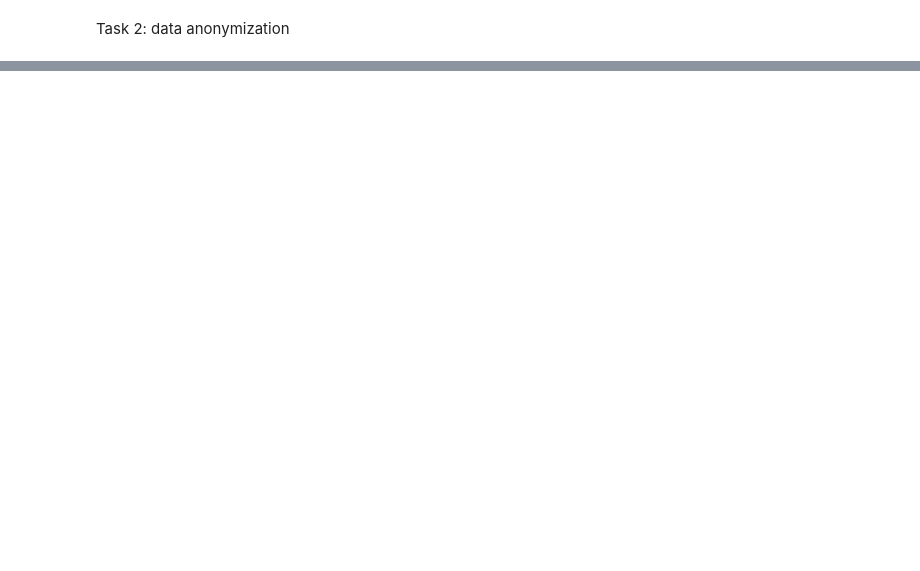
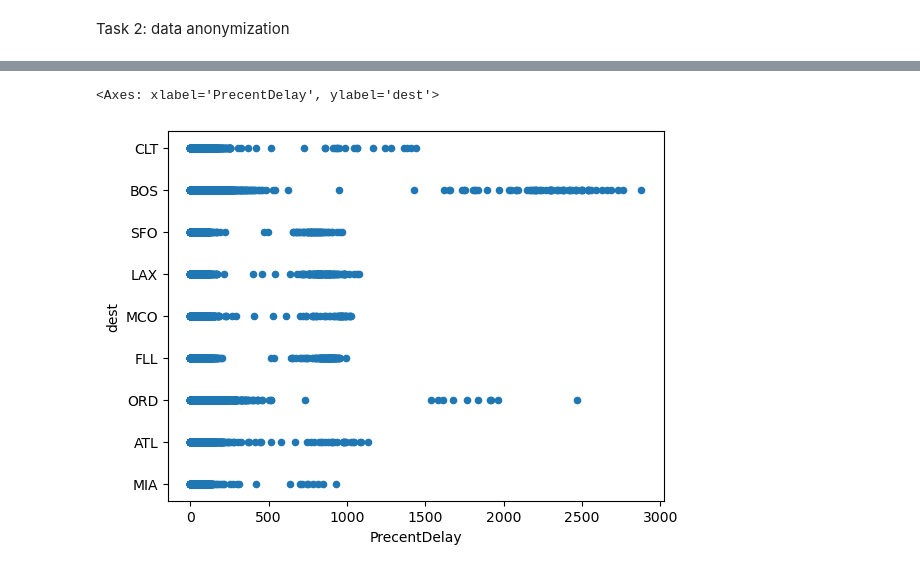
Before and after one commit to jpwiig/DAVE3625-intro-to-ai, a Jupyter notebook: lab-3/lab-3.ipynb, the cells around one changed output, grey strips where cells are left out. Saved outputs shown, nothing was run; the diff lists cells and outputs as text; code cells hidden in the pictures; blank space fills up the shorter version.

```diff
--- a/lab-3/lab-3.ipynb
+++ b/lab-3/lab-3.ipynb
@@ -26,0 +61,8 @@ Task 2: data anonymization
+# %%
+
+#dfPlanes.iloc[dfPlanes['PrecentDelay'].argmin()] #might look different due to the ABS, therefore i decided not to remove the high and low
+
+dfPlanes.plot.scatter(x = 'PrecentDelay',y = 'dest')
+# %% [output]
+<Axes: xlabel='PrecentDelay', ylabel='dest'>
+[figure, added]
```
Also changed, not shown: parts of 5 cells of this notebook.
